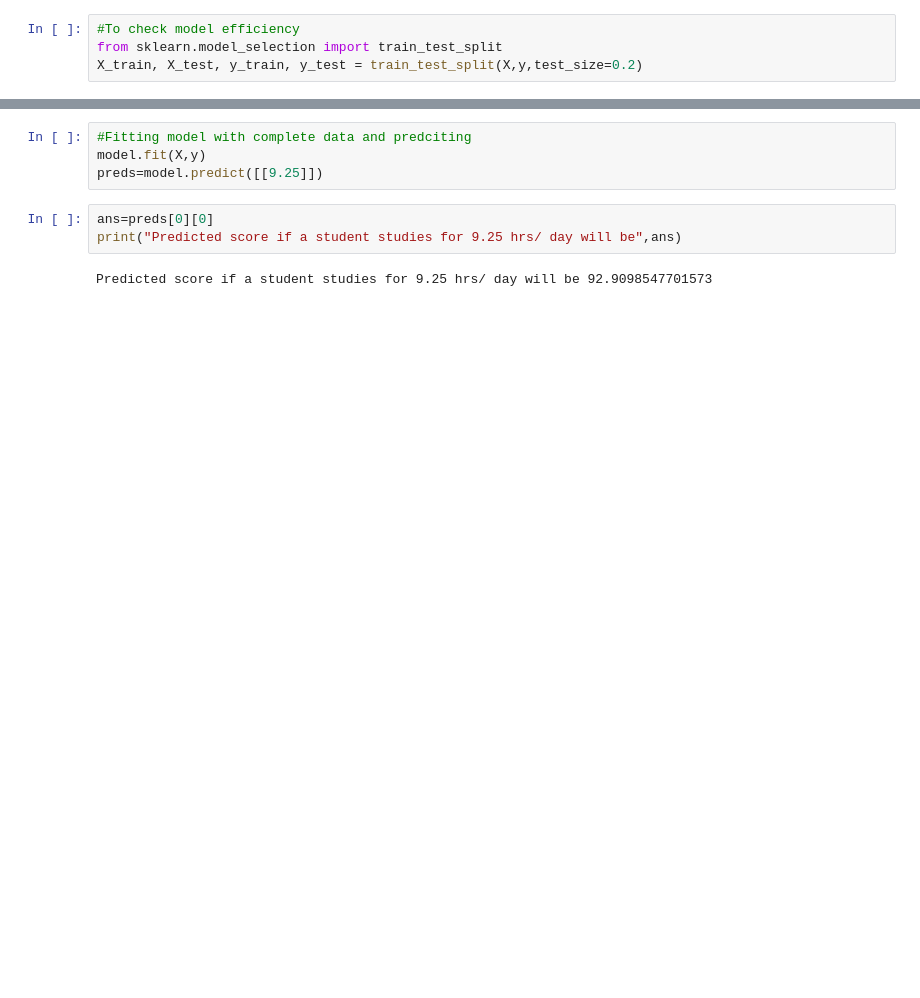
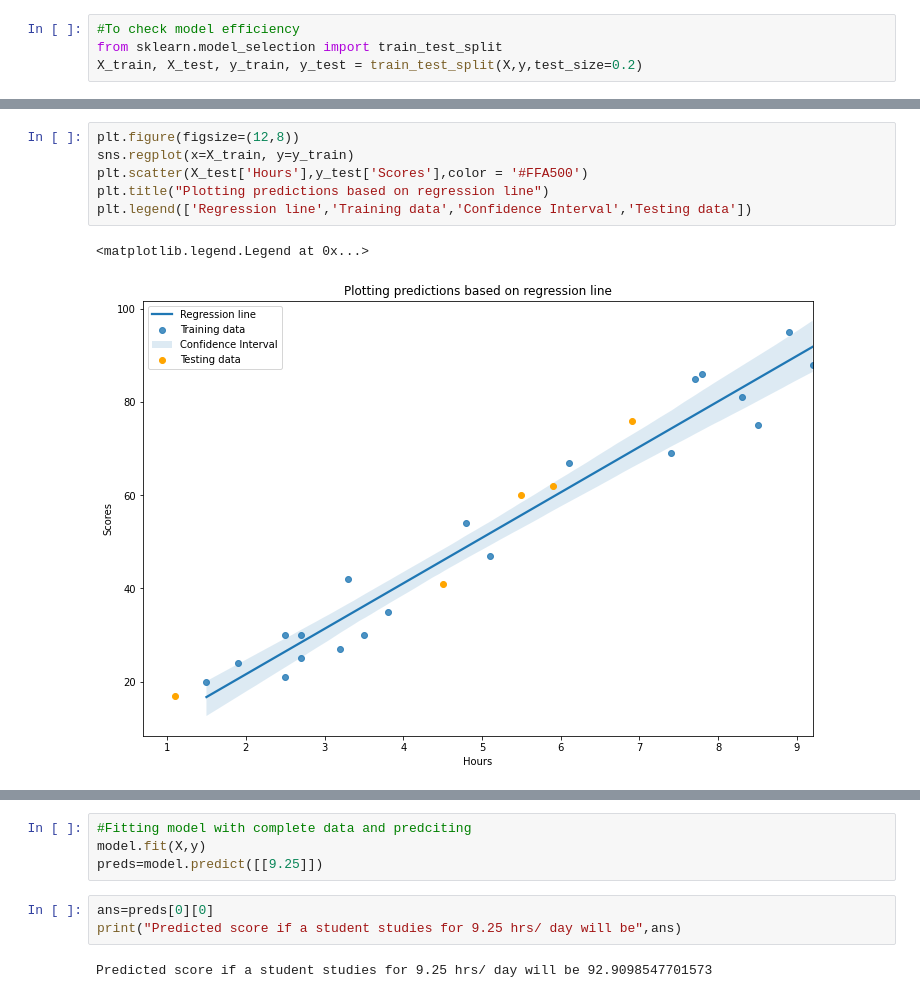
Before and after one commit to harshva89/SparkIntern_Task1, a Jupyter notebook: Spark_Task1.ipynb, the cells around one changed output, grey strips where cells are left out. Drawn from its saved outputs; the diff is of its cells as text; blank space fills up the shorter version.

```diff
--- a/Spark_Task1.ipynb
+++ b/Spark_Task1.ipynb
@@ -46,0 +62,9 @@ model.score(X_test, y_test)
+# %%
+plt.figure(figsize=(12,8))
+sns.regplot(x=X_train, y=y_train)
+plt.scatter(X_test['Hours'],y_test['Scores'],color = '#FFA500')
+plt.title("Plotting predictions based on regression line")
+plt.legend(['Regression line','Training data','Confidence Interval','Testing data'])
+# %% [output]
+<matplotlib.legend.Legend at 0x...>
+[figure, added]
```
Also changed, not shown: parts of 6 cells of this notebook.
